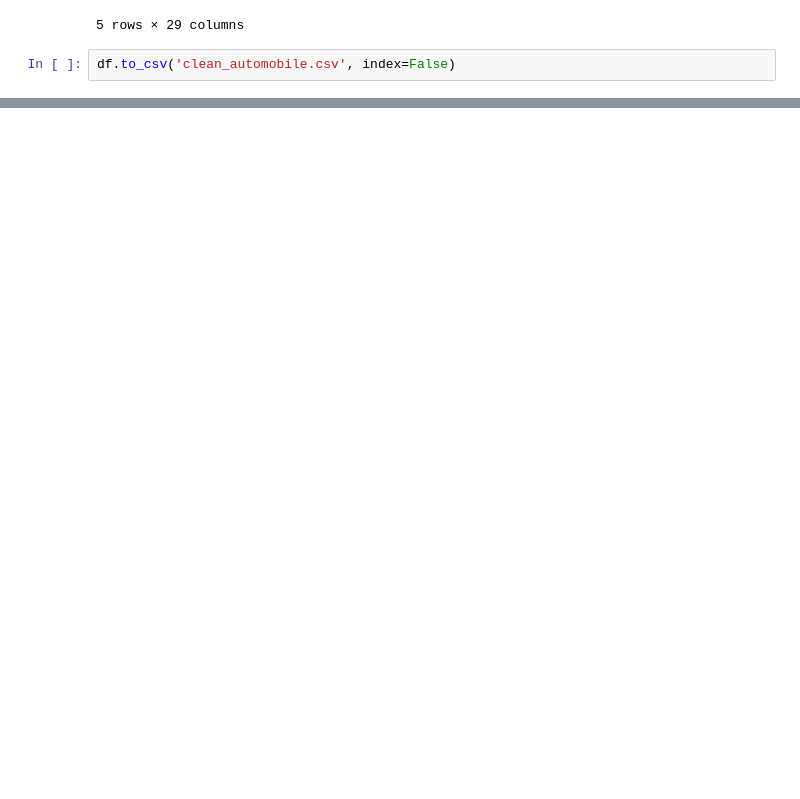
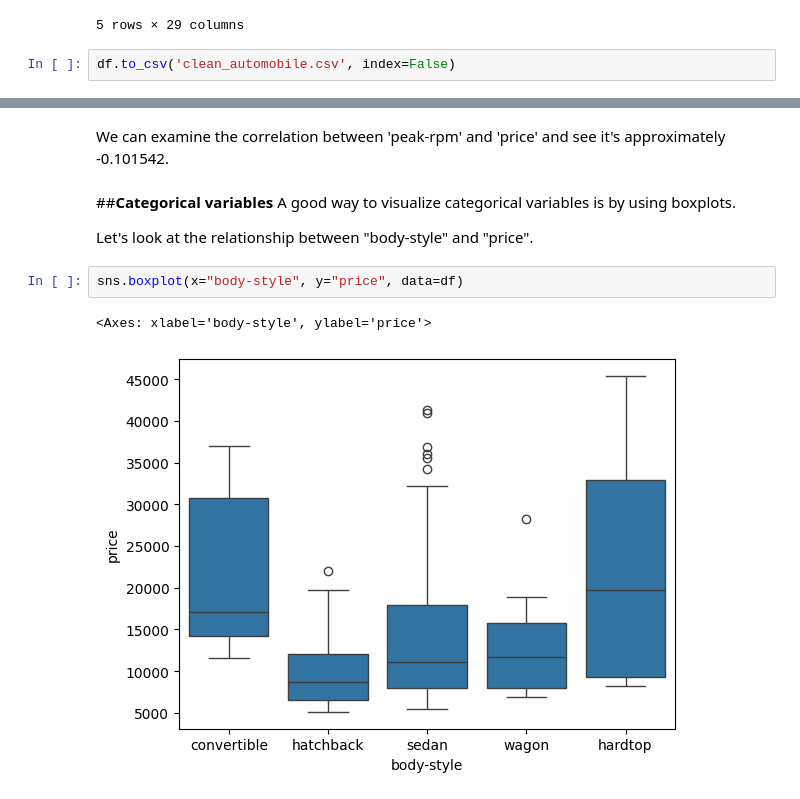
Before and after one commit to Rubieskyama/Data-Science-Ecosystem, a Jupyter notebook: Data Analytics with Python/Used_cars_pricing_analyzer.ipynb, the cells around one changed output, grey strips where cells are left out. Saved outputs shown, nothing was run; the diff lists cells and outputs as text; blank space fills up the shorter version.

```diff
--- a/Data Analytics with Python/Used_cars_pricing_analyzer.ipynb
+++ b/Data Analytics with Python/Used_cars_pricing_analyzer.ipynb
@@ -399,0 +458,12 @@ df.to_csv('clean_automobile.csv', index=False)
+# %% [markdown]
+We can examine the correlation between 'peak-rpm' and 'price' and see it's approximately -0.101542.
+# %% [markdown]
+##**Categorical variables**
+A good way to visualize categorical variables is by using boxplots.
+
+Let's look at the relationship between "body-style" and "price".
+# %%
+sns.boxplot(x="body-style", y="price", data=df)
+# %% [output]
+<Axes: xlabel='body-style', ylabel='price'>
+[figure, added]
```
Also changed, not shown: parts of 24 cells of this notebook.
